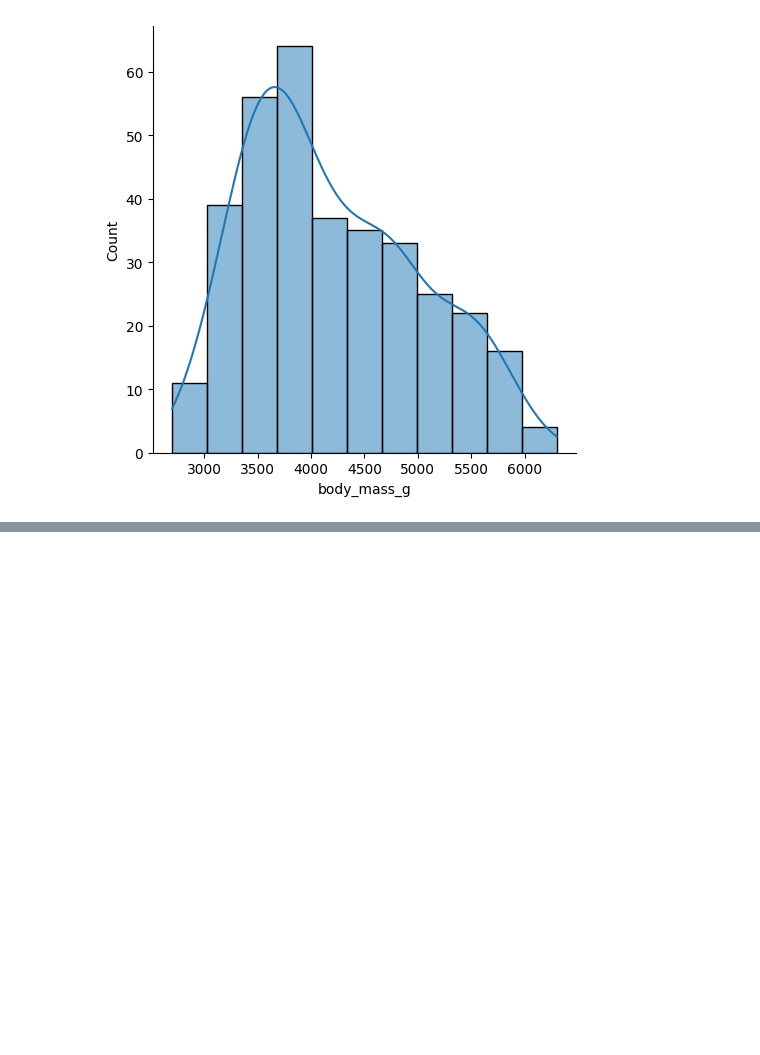
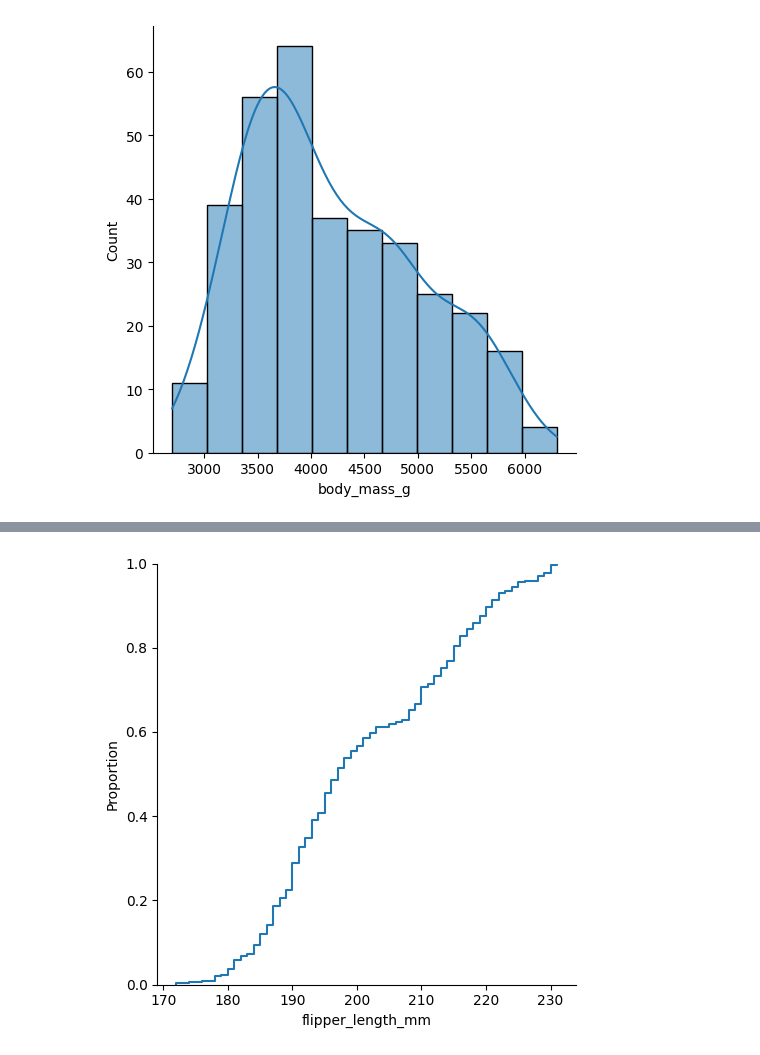
Before and after one commit to jeo20/ds-ml-18dias, a Jupyter notebook: 10-dia 10/Día 10/Cuadernos para Prácticas/Representación Distributiva.ipynb, the cells around one changed output, grey strips where cells are left out. Saved outputs shown, nothing was run; the diff lists cells and outputs as text; code cells hidden in the pictures; blank space fills up the shorter version.

```diff
--- a/10-dia 10/Día 10/Cuadernos para Prácticas/Representación Distributiva.ipynb
+++ b/10-dia 10/Día 10/Cuadernos para Prácticas/Representación Distributiva.ipynb
@@ -22,0 +37,6 @@ sns.displot(data=pinguinos, x="body_mass_g",kde=True);
+# %%
+sns.displot(data=pinguinos,
+           x="flipper_length_mm",
+           kind="ecdf");
+# %% [output]
+[figure, added]
```
Also changed, not shown: parts of 2 cells of this notebook.
